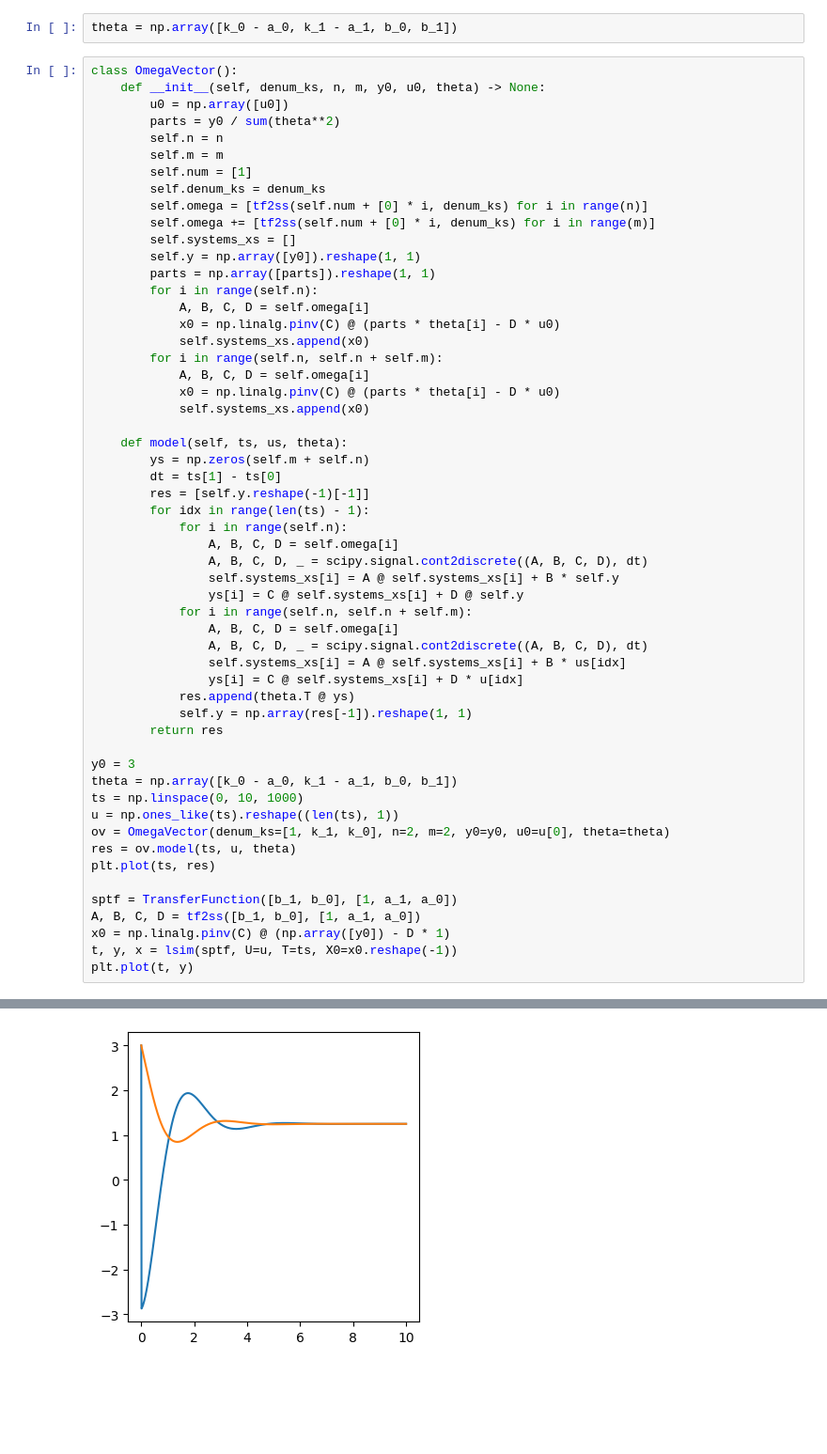
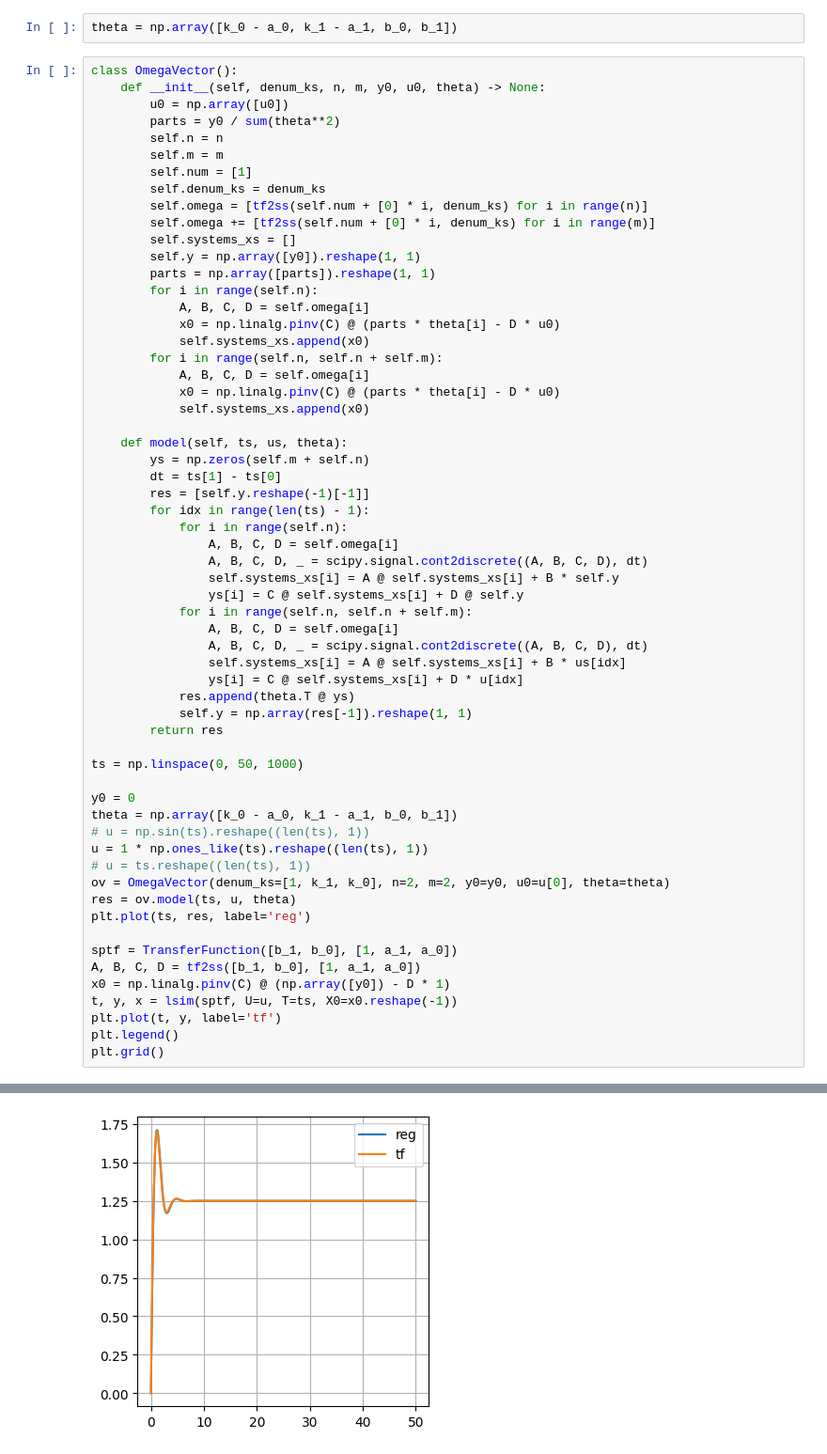
Before and after one commit to lalayants/adaptive-and-robust-control, a Jupyter notebook: 6/6.ipynb, the cells around one changed output, grey strips where cells are left out. Shown: that part at 94% size. Cells and saved outputs as stored; diff of their text form; blank space fills up the shorter version.

```diff
--- a/6/6.ipynb
+++ b/6/6.ipynb
@@ -64,17 +64,22 @@ class OmegaVector():
             self.y = np.array(res[-1]).reshape(1, 1)
         return res
 
-y0 = 3
+ts = np.linspace(0, 50, 1000)
+
+y0 = 0
 theta = np.array([k_0 - a_0, k_1 - a_1, b_0, b_1])
-ts = np.linspace(0, 10, 1000)
-u = np.ones_like(ts).reshape((len(ts), 1))
+# u = np.sin(ts).reshape((len(ts), 1))
+u = 1 * np.ones_like(ts).reshape((len(ts), 1))
+# u = ts.reshape((len(ts), 1))
 ov = OmegaVector(denum_ks=[1, k_1, k_0], n=2, m=2, y0=y0, u0=u[0], theta=theta)
 res = ov.model(ts, u, theta)
-plt.plot(ts, res)
+plt.plot(ts, res, label='reg')
 
 sptf = TransferFunction([b_1, b_0], [1, a_1, a_0])
 A, B, C, D = tf2ss([b_1, b_0], [1, a_1, a_0])
 x0 = np.linalg.pinv(C) @ (np.array([y0]) - D * 1)
 t, y, x = lsim(sptf, U=u, T=ts, X0=x0.reshape(-1))
-plt.plot(t, y)
+plt.plot(t, y, label='tf')
+plt.legend()
+plt.grid()
 # %% [output]
@@ -82 +86 @@ plt.plot(t, y)
-[figure, old version]
+[figure, new version]
```
Also changed, not shown: parts of 29 cells of this notebook.
